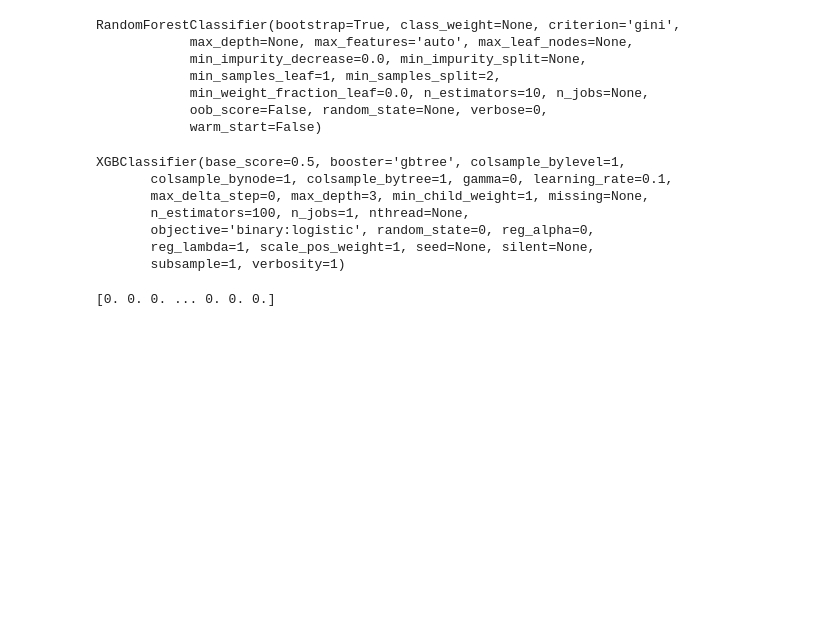
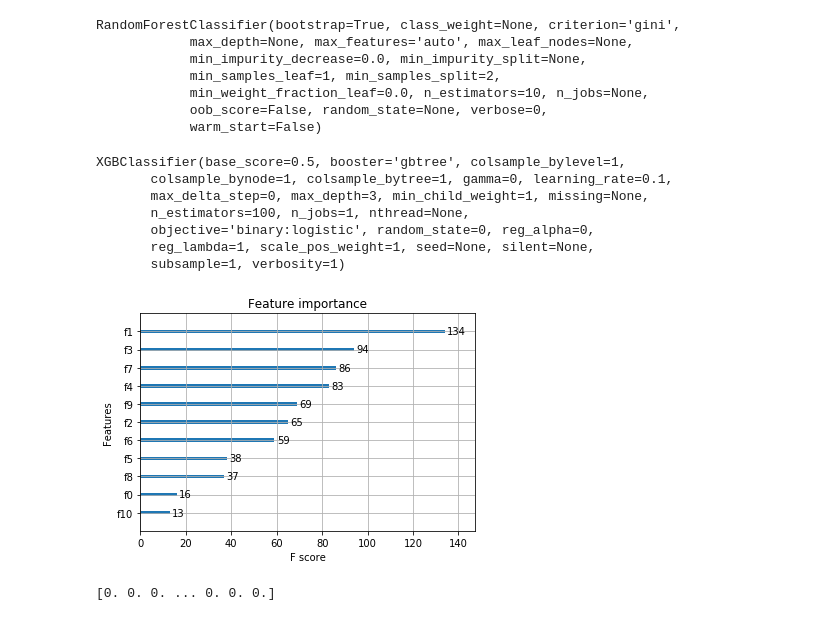
Before and after one commit to Simplon-IA-Bdx-1/give-me-some-credit-MaximeFVT, a Jupyter notebook: 07 - Kaggle contest with SKlearn .ipynb, the cells around one changed output. Saved outputs shown, nothing was run; the diff lists cells and outputs as text; code cells hidden in the pictures; blank space fills up the shorter version.

```diff
--- a/07 - Kaggle contest with SKlearn .ipynb
+++ b/07 - Kaggle contest with SKlearn .ipynb
@@ -110,6 +114,11 @@ XGBClassifier(base_score=0.5, booster='gbtree', colsample_bylevel=1,
        objective='binary:logistic', random_state=0, reg_alpha=0,
        reg_lambda=1, scale_pos_weight=1, seed=None, silent=None,
        subsample=1, verbosity=1)
+# %%
+plot_importance(model2, feature_name=)
+pyplot.show()
+# %% [output]
+[figure, added]
 # %%
 # # Apply model 1 to val set
 
```
Also changed, not shown: parts of 3 cells of this notebook, 2 other files.
